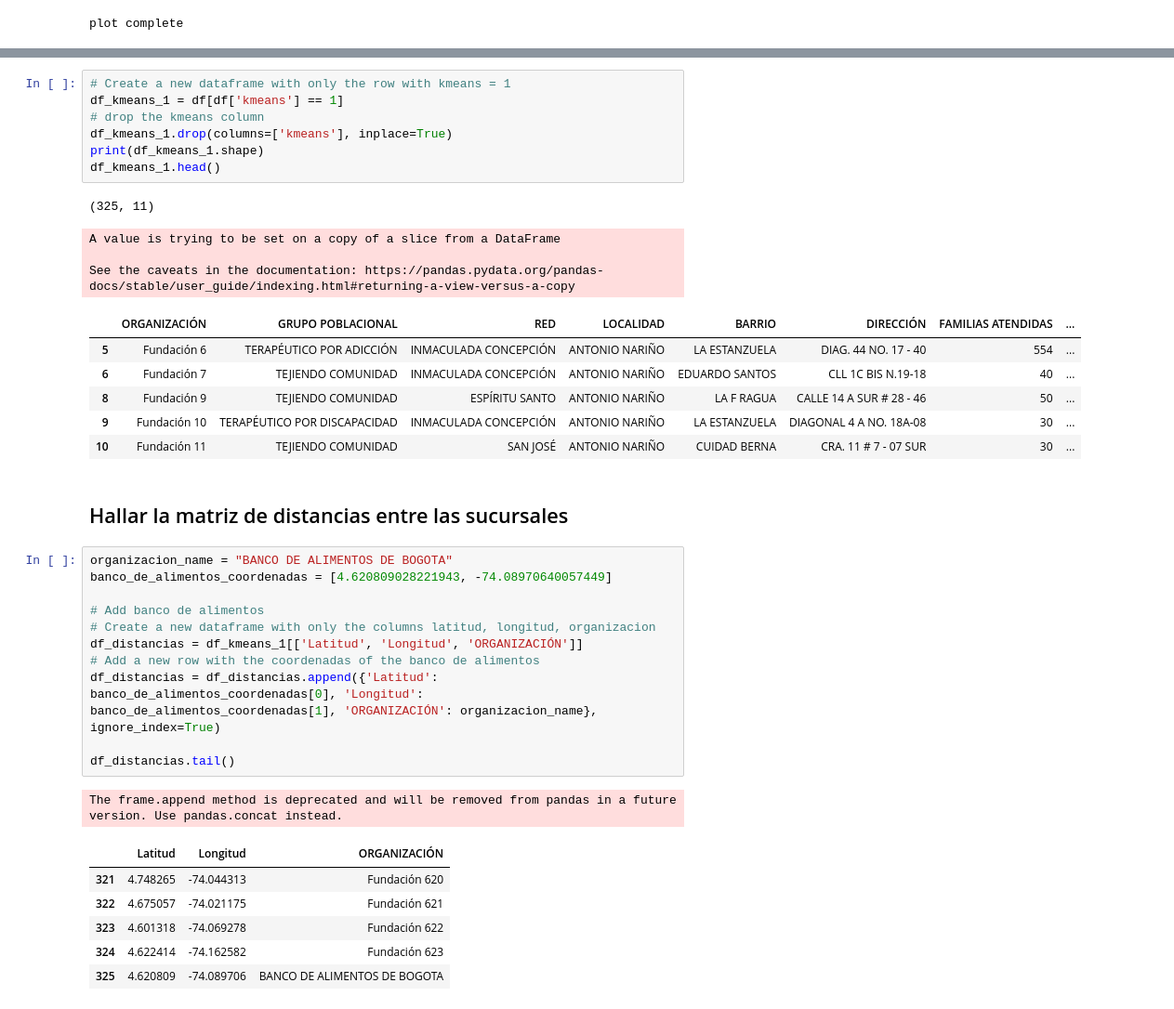
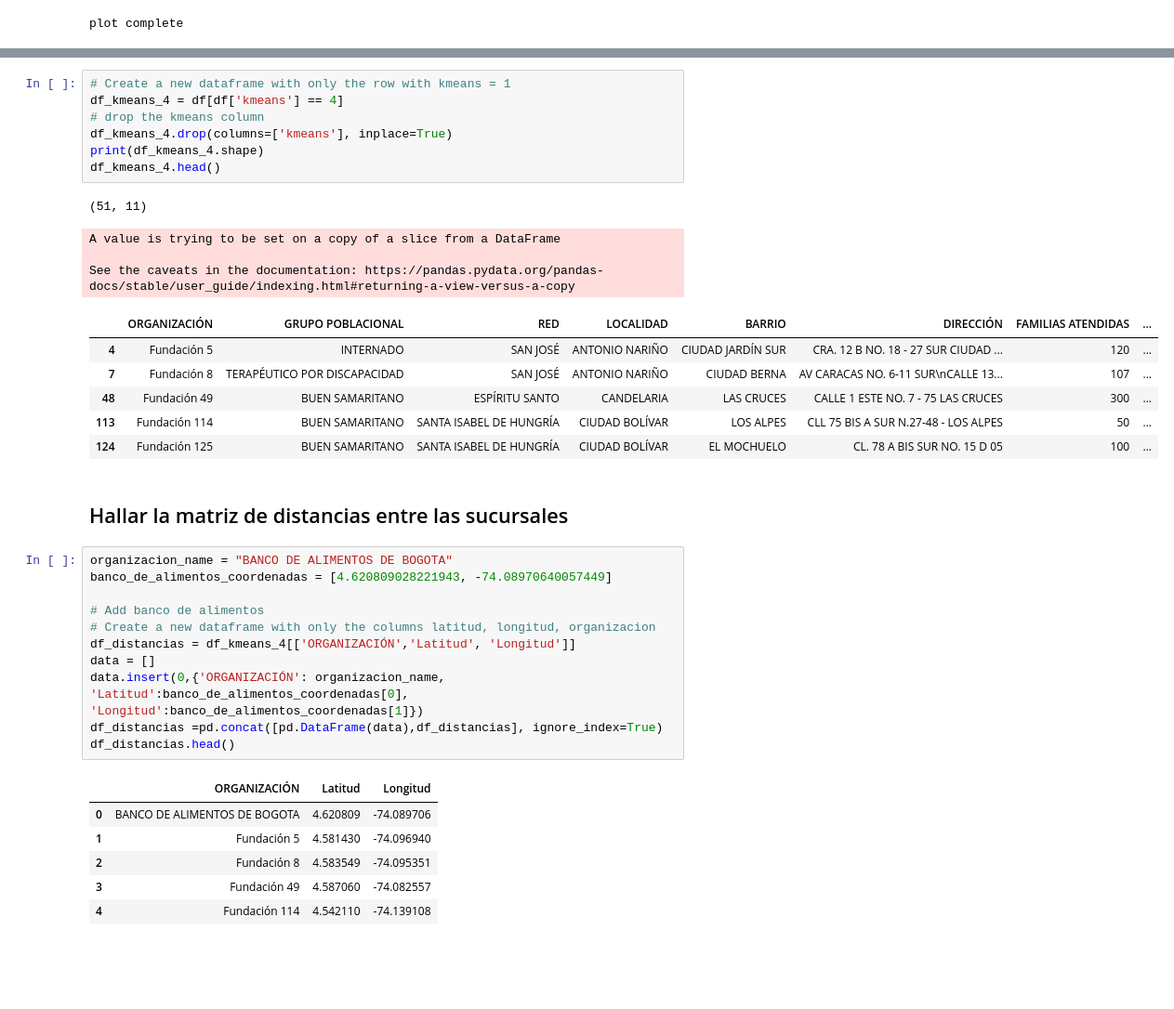
Before and after one commit to Freddyeserrano/Logistica-2, a Jupyter notebook: k_means_algo.ipynb, the cells around one changed output, grey strips where cells are left out. Shown at 93% size. Drawn from its saved outputs; the diff is of its cells as text; blank space fills up the shorter version.

```diff
--- a/k_means_algo.ipynb
+++ b/k_means_algo.ipynb
@@ -210,21 +221,21 @@ plot complete
 # %%
 # Create a new dataframe with only the row with kmeans = 1
-df_kmeans_1 = df[df['kmeans'] == 1]
+df_kmeans_4 = df[df['kmeans'] == 4]
 # drop the kmeans column
-df_kmeans_1.drop(columns=['kmeans'], inplace=True)
-print(df_kmeans_1.shape)
-df_kmeans_1.head()
+df_kmeans_4.drop(columns=['kmeans'], inplace=True)
+print(df_kmeans_4.shape)
+df_kmeans_4.head()
 # %% [output]
-(325, 11)
+(51, 11)
 A value is trying to be set on a copy of a slice from a DataFrame
 
 See the caveats in the documentation: https://pandas.pydata.org/pandas-docs/stable/user_guide/indexing.html#returning-a-view-versus-a-copy
 |  | ORGANIZACIÓN | GRUPO POBLACIONAL | RED | LOCALIDAD | BARRIO | DIRECCIÓN | FAMILIAS ATENDIDAS | ... |
-| 5 | Fundación 6 | TERAPÉUTICO POR ADICCIÓN | INMACULADA CONCEPCIÓN | ANTONIO NARIÑO | LA ESTANZUELA | DIAG. 44 NO. 17 - 40 | 554 | ... |
-| 6 | Fundación 7 | TEJIENDO COMUNIDAD | INMACULADA CONCEPCIÓN | ANTONIO NARIÑO | EDUARDO SANTOS | CLL 1C BIS N.19-18 | 40 | ... |
-| 8 | Fundación 9 | TEJIENDO COMUNIDAD | ESPÍRITU SANTO | ANTONIO NARIÑO | LA F RAGUA | CALLE 14 A SUR # 28 - 46 | 50 | ... |
-| 9 | Fundación 10 | TERAPÉUTICO POR DISCAPACIDAD | INMACULADA CONCEPCIÓN | ANTONIO NARIÑO | LA ESTANZUELA | DIAGONAL 4 A NO. 18A-08 | 30 | ... |
-| 10 | Fundación 11 | TEJIENDO COMUNIDAD | SAN JOSÉ | ANTONIO NARIÑO | CUIDAD BERNA | CRA. 11 # 7 - 07 SUR | 30 | ... |
+| 4 | Fundación 5 | INTERNADO | SAN JOSÉ | ANTONIO NARIÑO | CIUDAD JARDÍN SUR | CRA. 12 B NO. 18 - 27 SUR CIUDAD ... | 120 | ... |
+| 7 | Fundación 8 | TERAPÉUTICO POR DISCAPACIDAD | SAN JOSÉ | ANTONIO NARIÑO | CIUDAD BERNA | AV CARACAS NO. 6-11 SUR\nCALLE 13... | 107 | ... |
+| 48 | Fundación 49 | BUEN SAMARITANO | ESPÍRITU SANTO | CANDELARIA | LAS CRUCES | CALLE 1 ESTE NO. 7 - 75 LAS CRUCES | 300 | ... |
+| 113 | Fundación 114 | BUEN SAMARITANO | SANTA ISABEL DE HUNGRÍA | CIUDAD BOLÍVAR | LOS ALPES | CLL 75 BIS A SUR N.27-48 - LOS ALPES | 50 | ... |
+| 124 | Fundación 125 | BUEN SAMARITANO | SANTA ISABEL DE HUNGRÍA | CIUDAD BOLÍVAR | EL MOCHUELO | CL. 78 A BIS SUR NO. 15 D 05 | 100 | ... |
 # %% [markdown]
 ## Hallar la matriz de distancias entre las sucursales
 # %%
@@ -233,19 +244,18 @@ banco_de_alimentos_coordenadas = [4.620809028221943, -74.08970640057449]
 
 # Add banco de alimentos
 # Create a new dataframe with only the columns latitud, longitud, organizacion
-df_distancias = df_kmeans_1[['Latitud', 'Longitud', 'ORGANIZACIÓN']]
-# Add a new row with the coordenadas of the banco de alimentos
-df_distancias = df_distancias.append({'Latitud': banco_de_alimentos_coordenadas[0], 'Longitud': banco_de_alimentos_coordenadas[1], 'ORGANIZACIÓN': organizacion_name}, ignore_index=True)
-
-df_distancias.tail()
+df_distancias = df_kmeans_4[['ORGANIZACIÓN','Latitud', 'Longitud']]
+data = []
+data.insert(0,{'ORGANIZACIÓN': organizacion_name, 'Latitud':banco_de_alimentos_coordenadas[0], 'Longitud':banco_de_alimentos_coordenadas[1]})
+df_distancias =pd.concat([pd.DataFrame(data),df_distancias], ignore_index=True)
+df_distancias.head()
 # %% [output]
-The frame.append method is deprecated and will be removed from pandas in a future version. Use pandas.concat instead.
-|  | Latitud | Longitud | ORGANIZACIÓN |
-| 321 | 4.748265 | -74.044313 | Fundación 620 |
-| 322 | 4.675057 | -74.021175 | Fundación 621 |
-| 323 | 4.601318 | -74.069278 | Fundación 622 |
-| 324 | 4.622414 | -74.162582 | Fundación 623 |
-| 325 | 4.620809 | -74.089706 | BANCO DE ALIMENTOS DE BOGOTA |
+|  | ORGANIZACIÓN | Latitud | Longitud |
+| 0 | BANCO DE ALIMENTOS DE BOGOTA | 4.620809 | -74.089706 |
+| 1 | Fundación 5 | 4.581430 | -74.096940 |
+| 2 | Fundación 8 | 4.583549 | -74.095351 |
+| 3 | Fundación 49 | 4.587060 | -74.082557 |
+| 4 | Fundación 114 | 4.542110 | -74.139108 |
 # %%
 # Create a dictionary to store the distances
 from haversine import haversine, Unit
```
Also changed, not shown: parts of 7 cells of this notebook, 15 other files.
